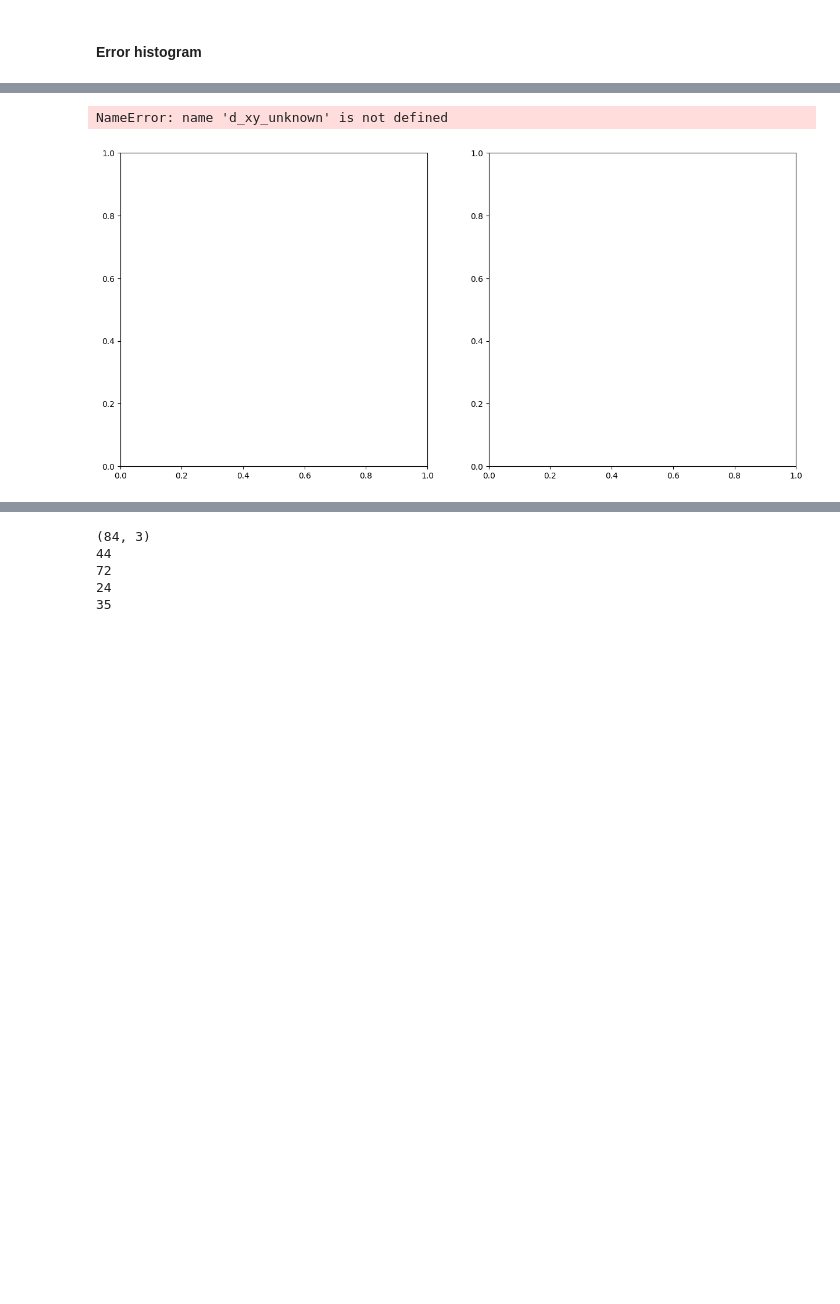
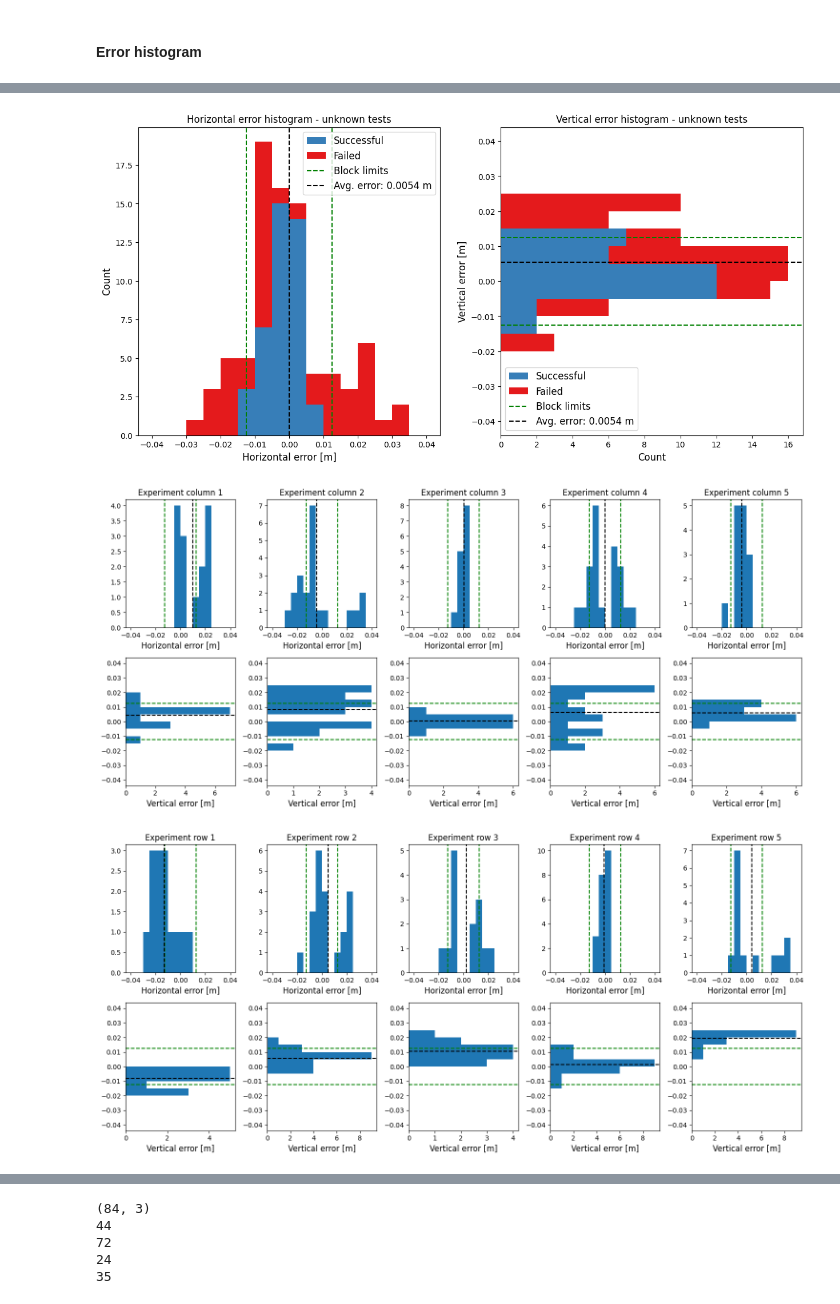
Before and after one commit to nicolas-duque/lerobot, a Jupyter notebook: lerobot/plots/eval_plots.ipynb, the cells around one changed output, grey strips where cells are left out. Cells and saved outputs as stored; diff of their text form; code cells hidden in the pictures; blank space fills up the shorter version.

```diff
--- a/lerobot/plots/eval_plots.ipynb
+++ b/lerobot/plots/eval_plots.ipynb
@@ -1028,8 +1114,8 @@ fig_gea_opening.tight_layout()
 ############known ERROR ANALYSIS############
 # Define bin width
 bins = np.arange(-0.04, 0.04+bin_width, bin_width)
-d_xy_known = d_xy[1::2,:,:]  # Select every second episode (unknown)
-d_xy_reshape = d_xy_known.transpose(0,2,1).reshape(-1, 3)
+d_xy_unknown = d_xy[1::2,:,:]  # Select every second episode (unknown)
+d_xy_reshape = d_xy_unknown.transpose(0,2,1).reshape(-1, 3)
 succ_reshaped = success.reshape(-1, 7)
 selected_groups = succ_reshaped[1::2]
 succ_unknown = selected_groups.reshape(-1)
@@ -1049,20 +1135,27 @@ avg_err_failed_unknown = round(np.mean(np.linalg.norm(d_xy_reshape[succ_unknown
 fig_uea, axs_uea = plt.subplots(1,2, figsize=(15, 7))
 
 d_x_known_hist = [d_xy_unknown[:,1,:].flatten()[succ_unknown == 1], d_xy_unknown[:,1,:].flatten()[succ_unknown == 0]]
-axs_uea[0].hist(d_x_known_hist,label=['Successful','Unsuccessful'], color=[colors[1], colors[0]], stacked = True, bins=bins)
-axs_uea[0].set_title("Horizontal error histogram - unknown tests: "+str(round(avg_err_x_unknown,4)) + " m")
-axs_uea[0].axvline(0.0125, color='green', linestyle='--')
+axs_uea[0].hist(d_x_known_hist,label=['Successful','Failed'], color=[colors[1], colors[0]], stacked = True, bins=bins)
+axs_uea[0].set_title("Horizontal error histogram - unknown tests")
+axs_uea[0].axvline(0.0125, color='green', linestyle='--', label='Block limits')
 axs_uea[0].axvline(-0.0125, color='green', linestyle='--')
-axs_uea[0].axvline(avg_err_x_unknown, color='black', linestyle='--')
+axs_uea[0].axvline(avg_err_x_unknown, color='black', linestyle='--', label='Avg. error: ' + str(round(avg_err_y_unknown,4)) + ' m')
 axs_uea[0].legend(fontsize=12)
 
 d_y_known_hist = [d_xy_unknown[:,0,:].flatten()[succ_unknown == 1], d_xy_unknown[:,0,:].flatten()[succ_unknown == 0]]
-axs_uea[1].hist(d_y_known_hist,label=['Successful','Unsuccessful'], color=[colors[1], colors[0]], stacked = True, bins=bins, orientation='horizontal')
-axs_uea[1].set_title("Vertical error histogram - unknown tests: "+str(round(avg_err_y_unknown,4)) + " m")
-axs_uea[1].axhline(0.0125, color='green', linestyle='--')
+axs_uea[1].hist(d_y_known_hist,label=['Successful','Failed'], color=[colors[1], colors[0]], stacked = True, bins=bins, orientation='horizontal')
+axs_uea[1].set_title("Vertical error histogram - unknown tests")
+axs_uea[1].axhline(0.0125, color='green', linestyle='--', label='Block limits')
 axs_uea[1].axhline(-0.0125, color='green', linestyle='--')
-axs_uea [1].axhline(avg_err_y_unknown, color='black', linestyle='--')
+axs_uea [1].axhline(avg_err_y_unknown, color='black', linestyle='--', label='Avg. error: ' + str(round(avg_err_y_unknown,4)) + ' m')
 axs_uea[1].legend(fontsize=12)
+
+axs_uea[0].set_xlabel("Horizontal error [m]", fontsize=12)
+axs_uea[0].set_ylabel("Count", fontsize=12)
+
+axs_uea[1].set_ylabel("Vertical error [m]", fontsize=12)
+axs_uea[1].set_xlabel("Count", fontsize=12)
+
 
 
 #### COLUMNS ####
@@ -1105,32 +1198,41 @@ for i in range(5):
     axs_uea_row[1,i].hist(d_xy_unknown[rows[i],0,:].flatten(), bins=bins, orientation='horizontal')
 
     avg_err_x_uea_row = np.mean(d_xy_unknown[rows[i],1,:].flatten())
     avg_err_y_uea_row = np.mean(d_xy_unknown[rows[i],0,:].flatten())
 
     axs_uea_row[0,i].axvline(0.0125, color='green', linestyle='--')
     axs_uea_row[0,i].axvline(-0.0125, color='green', linestyle='--')
     axs_uea_row[0,i].axvline(avg_err_x_uea_row, color='black', linestyle='--')
 
     axs_uea_row[1,i].axhline(0.0125, color='green', linestyle='--')
     axs_uea_row[1,i].axhline(-0.0125, color='green', linestyle='--')
     axs_uea_row[1,i].axhline(avg_err_y_uea_row, color='black', linestyle='--')
 
 fig_uea_row.tight_layout()
 
 fig_uea_scatter, axs_uea_scatter = plt.subplots(1, 1, figsize=(12, 10))
+rec_u = plt.Rectangle(bottom_left,0.025,0.025, ec='green', fc='none', rotation_point="center", linewidth=4, linestyle=':', label='Block')
+axs_uea_scatter.add_patch(rec_u)
+
+axs_uea_scatter.axvline(0.0, color=colors[7], linestyle='--', linewidth = 2)
+axs_uea_scatter.axhline(0.0, color=colors[7], linestyle='--', linewidth = 2)
+
 axs_uea_scatter.scatter(d_xy_reshape[succ_unknown == 0,1], d_xy_reshape[succ_unknown == 0,0], color=colors[0], s = 30)
 axs_uea_scatter.scatter(d_xy_reshape[succ_unknown == 1,1], d_xy_reshape[succ_unknown ==1,0], color=colors[1], s = 30)
 axs_uea_scatter.scatter(avg_err_x_unknown, avg_err_y_unknown, marker='X', s=200, color='white', edgecolors= 'black', label='Average Error: '+str(avg_err_unknown) + ' m')
 
 axs_uea_scatter.scatter(avg_err_x_succ_unknown, avg_err_y_succ_unknown, marker='X', s=200, color=colors[1], edgecolors= 'black' ,label='Average Error success: '+str(avg_err_succ_unknown) + ' m')
 axs_uea_scatter.scatter(avg_err_x_failed_unknown, avg_err_y_failed_unknown, marker='X', s=200, color=colors[0], edgecolors= 'black', label='Average Error, failure: '+str(avg_err_failed_unknown) + ' m')
 
 axs_uea_scatter.legend(fontsize = 12)
 axs_uea_scatter.set_title("2D error scatter - unknown tests",fontsize=20)
 axs_uea_scatter.set_xlabel("Horizontal error [m]", fontsize=14)
 axs_uea_scatter.set_ylabel("Vertical error [m]", fontsize=14)
 axs_uea_scatter.set_xlim(-0.035, 0.035)
 axs_uea_scatter.set_ylim(-0.025, 0.025)
+
+axs_uea_scatter.set_aspect('equal')
 # %% [output]
-NameError: name 'd_xy_unknown' is not defined
-[figure, old version]
+[figure, new version]
+[figure, added]
+[figure, added]
```
Also changed, not shown: parts of 13 cells of this notebook.
